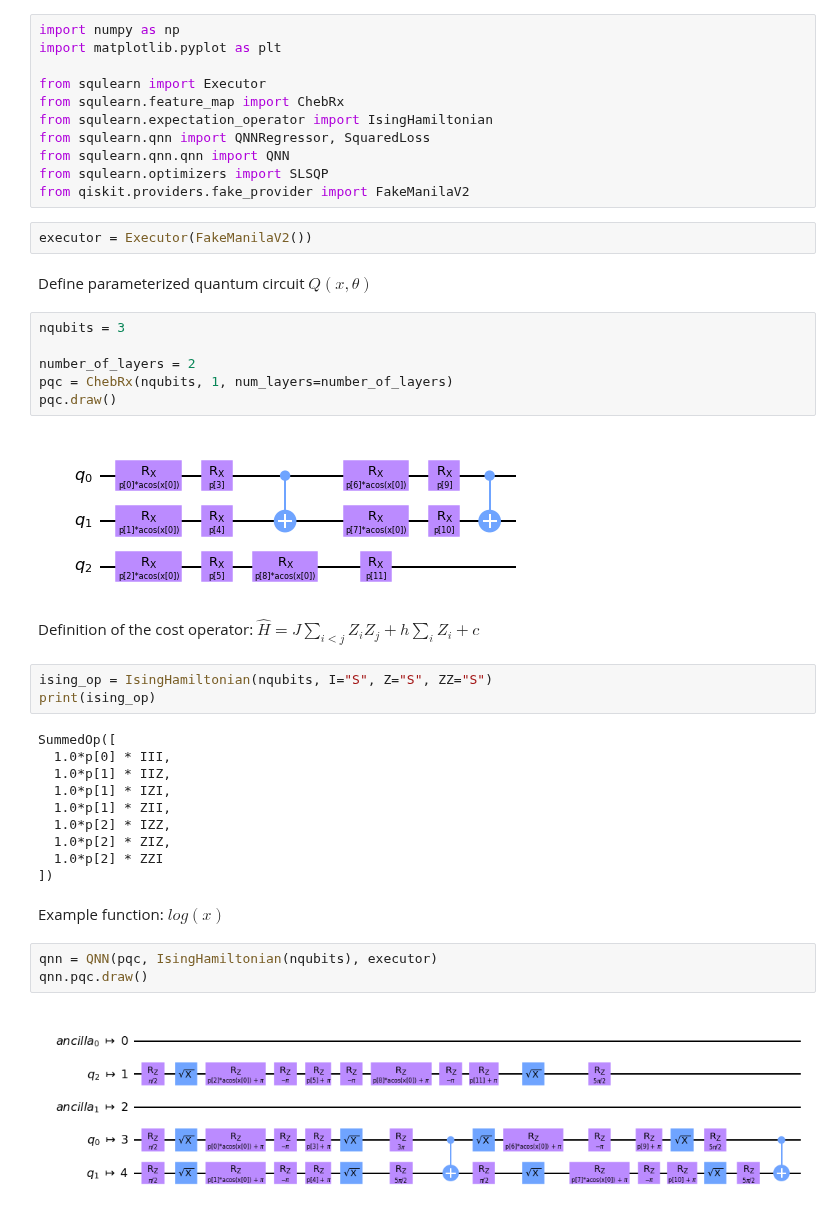
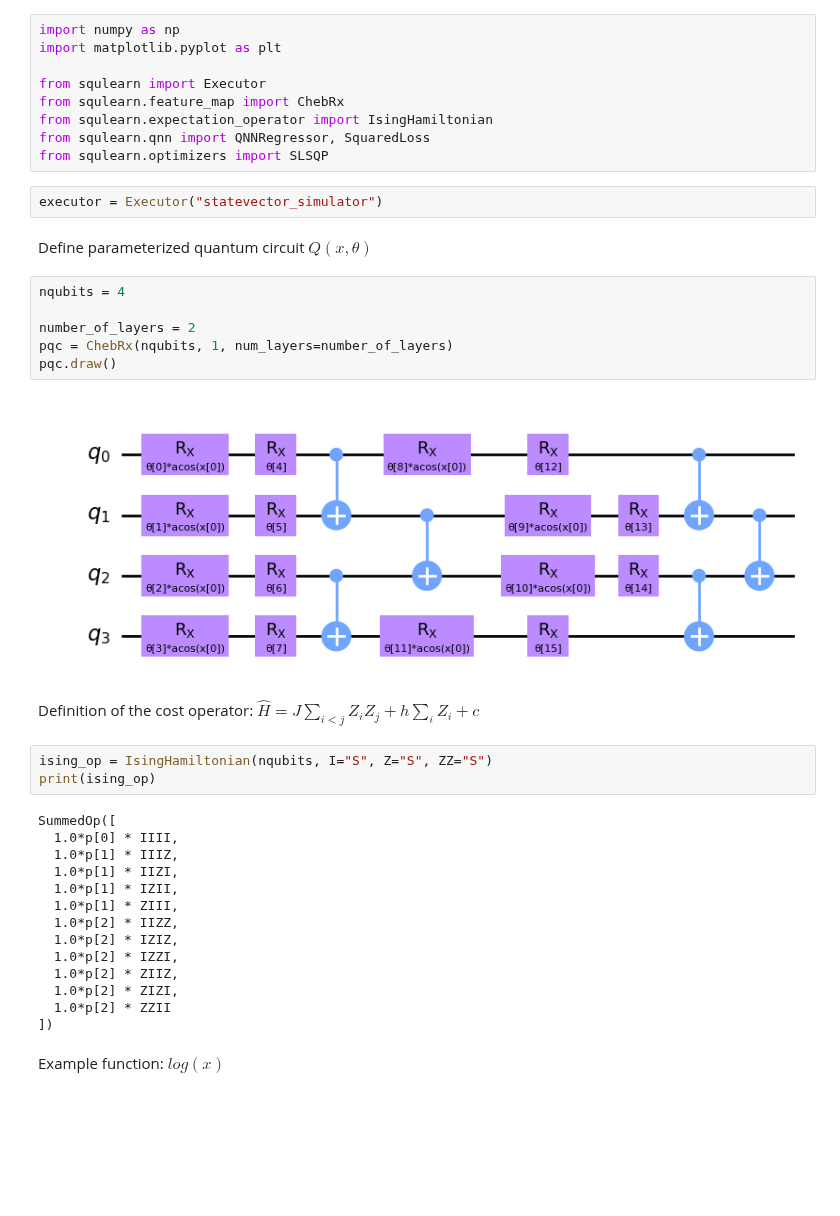
Before and after one commit to sQUlearn/squlearn, a Jupyter notebook: examples/qnn/regression_example.ipynb, the cells around one changed output. Drawn from its saved outputs; the diff is of its cells as text; blank space fills up the shorter version.

```diff
--- a/examples/qnn/regression_example.ipynb
+++ b/examples/qnn/regression_example.ipynb
@@ -6,21 +6,19 @@ from squlearn import Executor
 from squlearn.feature_map import ChebRx
 from squlearn.expectation_operator import IsingHamiltonian
 from squlearn.qnn import QNNRegressor, SquaredLoss
-from squlearn.qnn.qnn import QNN
 from squlearn.optimizers import SLSQP
-from qiskit.providers.fake_provider import FakeManilaV2
 # %%
-executor = Executor(FakeManilaV2())
+executor = Executor("statevector_simulator")
 # %% [markdown]
 Define parameterized quantum circuit $Q(x,\theta)$
 # %%
-nqubits = 3
+nqubits = 4
 
 number_of_layers = 2
 pqc = ChebRx(nqubits, 1, num_layers=number_of_layers)
 pqc.draw()
 # %% [output]
-[figure, old version]
+[figure, new version]
 # %% [markdown]
 Definition of the cost operator:
 $\hat{H} = J \sum\limits_{i < j} Z_i Z_j + h\sum\limits_i Z_i + c$
@@ -29,18 +27,17 @@ ising_op = IsingHamiltonian(nqubits, I="S", Z="S", ZZ="S")
 print(ising_op)
 # %% [output]
 SummedOp([
-  1.0*p[0] * III,
-  1.0*p[1] * IIZ,
-  1.0*p[1] * IZI,
-  1.0*p[1] * ZII,
-  1.0*p[2] * IZZ,
-  1.0*p[2] * ZIZ,
-  1.0*p[2] * ZZI
+  1.0*p[0] * IIII,
+  1.0*p[1] * IIIZ,
+  1.0*p[1] * IIZI,
+  1.0*p[1] * IZII,
+  1.0*p[1] * ZIII,
+  1.0*p[2] * IIZZ,
+  1.0*p[2] * IZIZ,
+  1.0*p[2] * IZZI,
+  1.0*p[2] * ZIIZ,
+  1.0*p[2] * ZIZI,
+  1.0*p[2] * ZZII
 ])
 # %% [markdown]
 Example function: $log(x)$
-# %%
-qnn = QNN(pqc, IsingHamiltonian(nqubits), executor)
-qnn.pqc.draw()
-# %% [output]
-[figure, removed]
```
Also changed, not shown: parts of 12 cells of this notebook, 4 other files.
